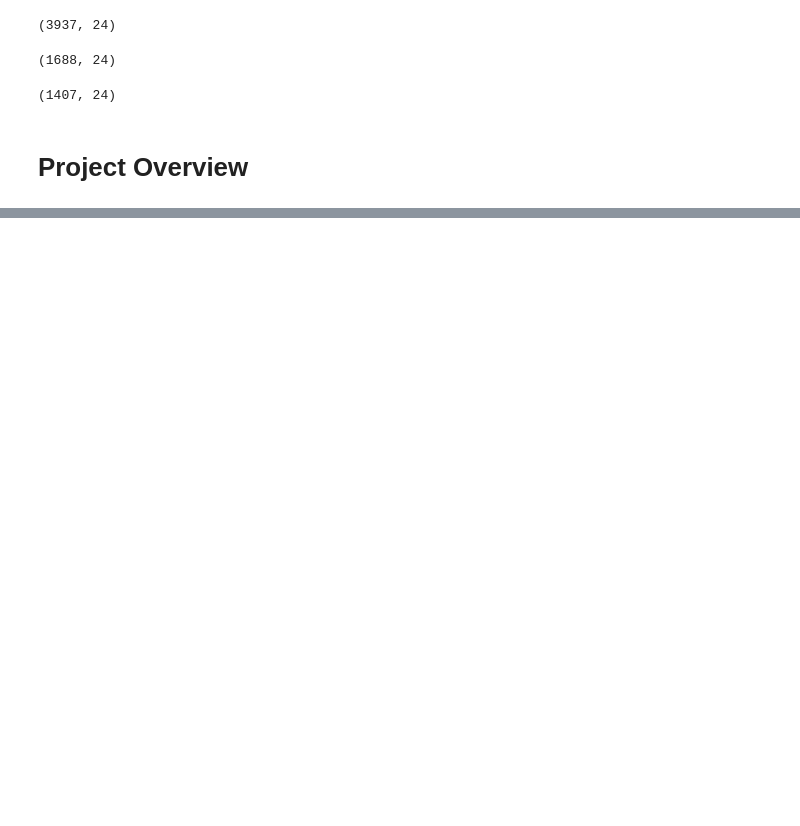
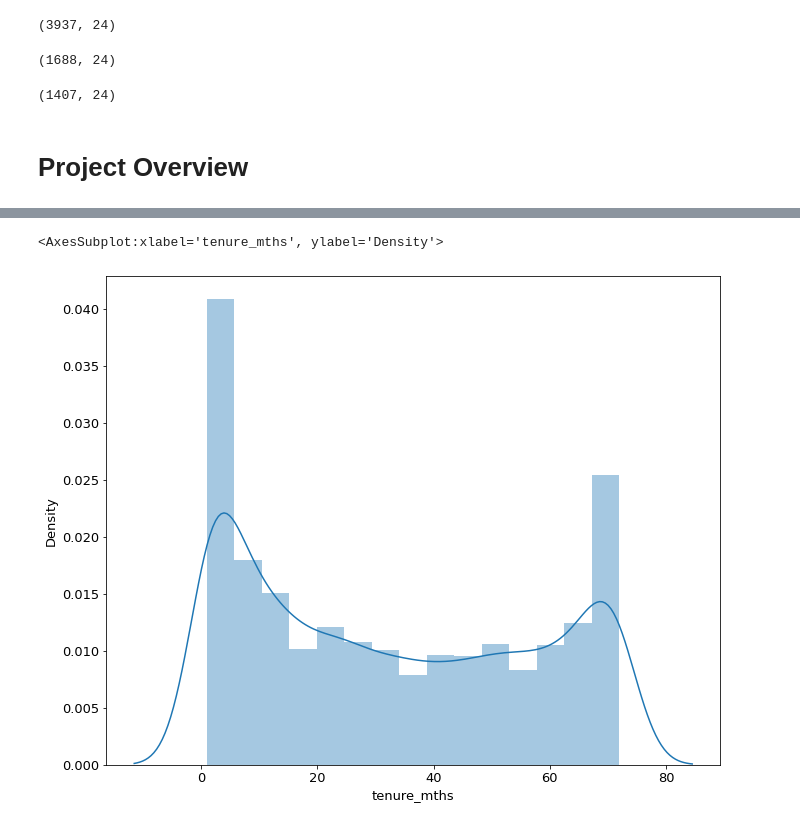
Before and after one commit to raycerna/telco-churn-analysis, a Jupyter notebook: final_report.ipynb, the cells around one changed output, grey strips where cells are left out. Saved outputs shown, nothing was run; the diff lists cells and outputs as text; code cells hidden in the pictures; blank space fills up the shorter version.

```diff
--- a/final_report.ipynb
+++ b/final_report.ipynb
@@ -82,0 +164,5 @@ test.shape
+# %%
+sns.distplot(telco_df.tenure_mths)
+# %% [output]
+<AxesSubplot:xlabel='tenure_mths', ylabel='Density'>
+[figure, added]
```
Also changed, not shown: parts of 14 cells of this notebook.
